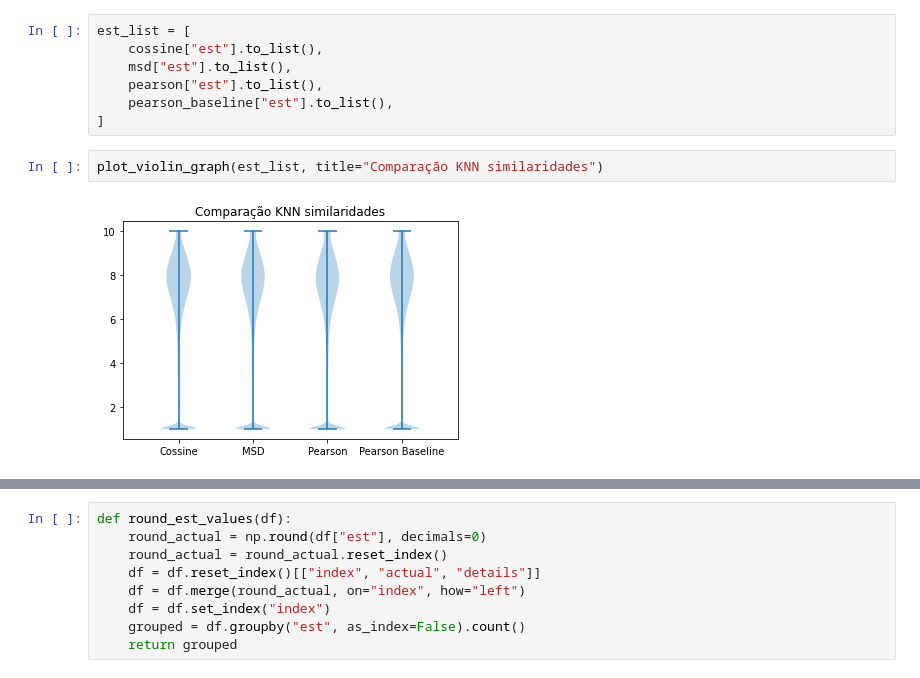
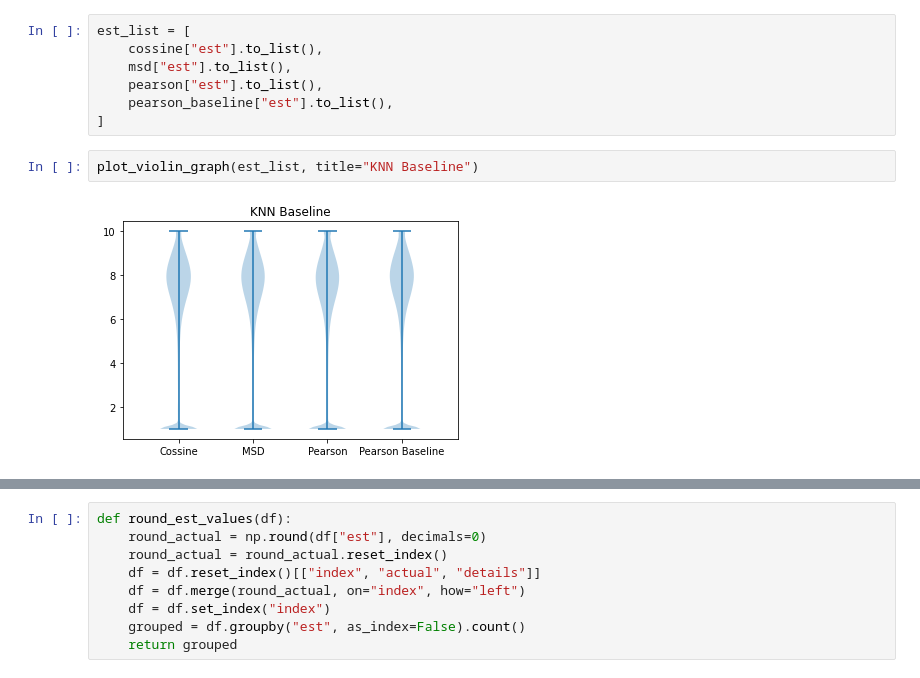
Before and after one commit to eduardagoulart/study_machine_learning_algorithms, a Jupyter notebook: algorithms/knn_baseline_compare_similarities.ipynb, the cells around one changed output, grey strips where cells are left out. Cells and saved outputs as stored; diff of their text form.

Commit message:
add algorithm name to image

```diff
--- a/algorithms/knn_baseline_compare_similarities.ipynb
+++ b/algorithms/knn_baseline_compare_similarities.ipynb
@@ -63,6 +63,6 @@ est_list = [
     pearson_baseline["est"].to_list(),
 ]
 # %%
-plot_violin_graph(est_list, title="Comparação KNN similaridades")
+plot_violin_graph(est_list, title="KNN Baseline")
 # %% [output]
-[figure, old version]
+[figure, new version]
```
Also changed, not shown: parts of 9 cells of this notebook, 4 other files.
